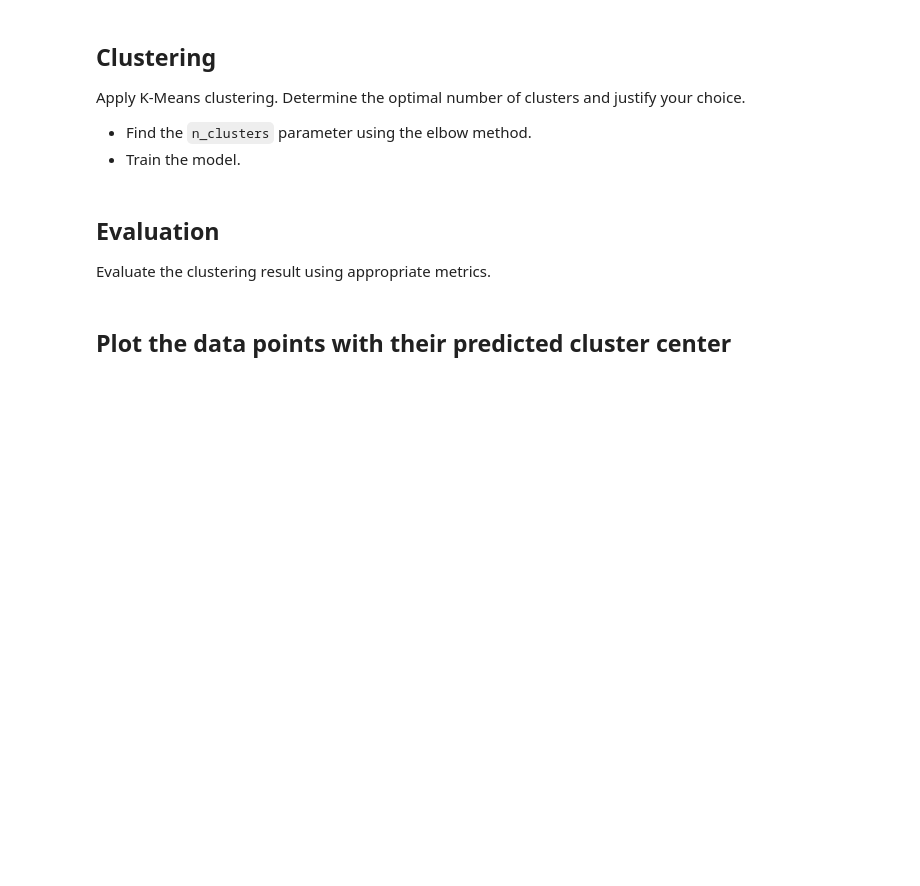
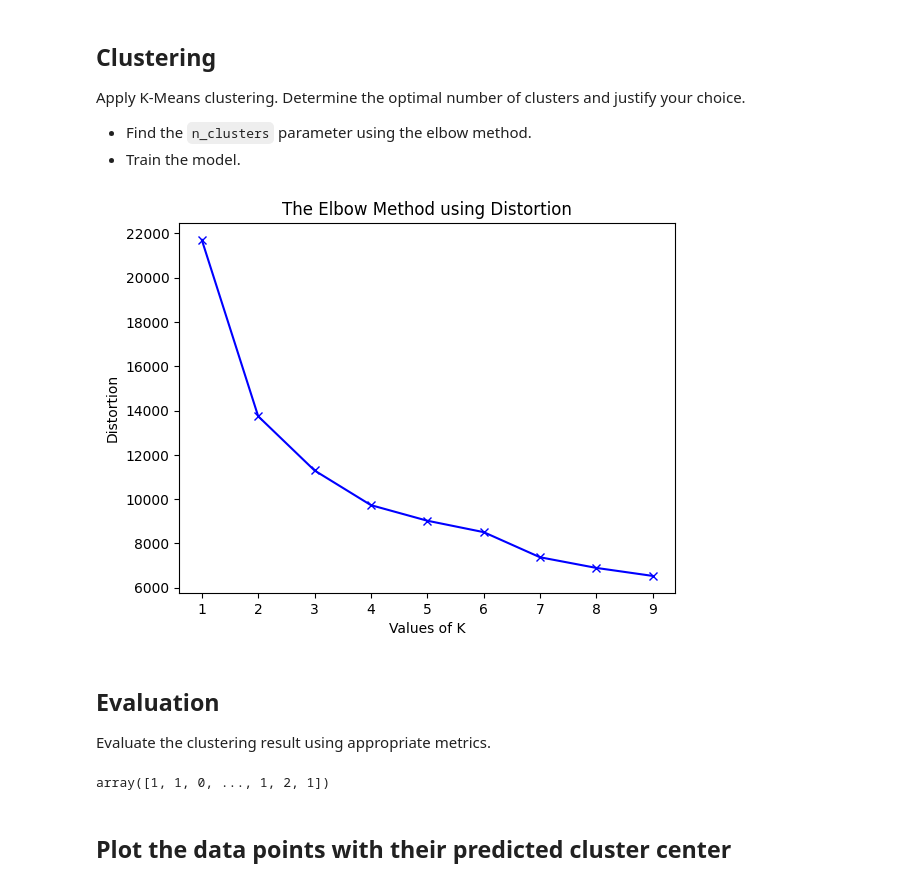
Before and after one commit to AbdullahHafiz30/Tuwaiq_Academy_T5_Week4, a Jupyter notebook: 1-Weekly Task/Clustering_Task.ipynb, the cells around one changed output. Drawn from its saved outputs; the diff is of its cells as text; code cells hidden in the pictures; blank space fills up the shorter version.

Commit message:
clusters

```diff
--- a/1-Weekly Task/Clustering_Task.ipynb
+++ b/1-Weekly Task/Clustering_Task.ipynb
@@ -114,3 +324,8 @@ Do what you think you need such as:
 # %% [markdown]
 ## Feature Selection
 Select relevant features for clustering. Explain your choice of features.
+# %%
+X = sdf.drop(columns=['Location'])
+y = sdf['Location']
+
+X.shape, y.shape
@@ -116,0 +334,5 @@ Select relevant features for clustering. Explain your choice of features.
+# %%
+from sklearn.feature_selection import VarianceThreshold
+
+sel = VarianceThreshold(threshold= 0.7)
+sel.fit_transform(X)
@@ -116,0 +361,4 @@ Select relevant features for clustering. Explain your choice of features.
+# %%
+X.drop(columns=['Accident_Severity', 'Number_of_Vehicles', 'Number_of_Casualties','Pedestrian_Crossing-Human_Control',
+       'Pedestrian_Crossing-Physical_Facilities', 'Urban_or_Rural_Area',
+       'Did_Police_Officer_Attend_Scene_of_Accident'], axis=1, inplace=True)
@@ -123,8 +375,43 @@ Visualize the data using appropriate plots to gain insights into the dataset. Us
 Apply K-Means clustering. Determine the optimal number of clusters and justify your choice.
 * Find the `n_clusters` parameter using the elbow method.
 * Train the model.
+# %%
+from  sklearn.cluster import KMeans
+from scipy.spatial.distance import cdist
+
+distortions = []
+inertias = []
+mapping1 = {}
+mapping2 = {}
+K = range(1, 10)
+
+for k in K:
+    kmeanModel = KMeans(n_clusters=k).fit(X)
+    kmeanModel.fit(X)
+
+    distortions.append(sum(np.min(cdist(X, kmeanModel.cluster_centers_,
+                                        'euclidean'), axis=1)) / X.shape[0])
+    inertias.append(kmeanModel.inertia_)
+
+    mapping1[k] = sum(np.min(cdist(X, kmeanModel.cluster_centers_,
+                                   'euclidean'), axis=1)) / X.shape[0]
+    mapping2[k] = kmeanModel.inertia_
+# %%
+plt.plot(K, distortions, 'bx-')
+plt.xlabel('Values of K')
+plt.ylabel('Distortion')
+plt.title('The Elbow Method using Distortion')
+plt.show()
+# %% [output]
+[figure, added]
 # %% [markdown]
 ## Evaluation
 Evaluate the clustering result using appropriate metrics.
+# %%
+KModel = KMeans(n_clusters=3, random_state=42)
+KModel.fit(X)
+KModel.labels_
+# %% [output]
+array([1, 1, 0, ..., 1, 2, 1])
 # %% [markdown]
 ## Plot the data points with their predicted cluster center
```
Also changed, not shown: parts of 28 cells of this notebook.
